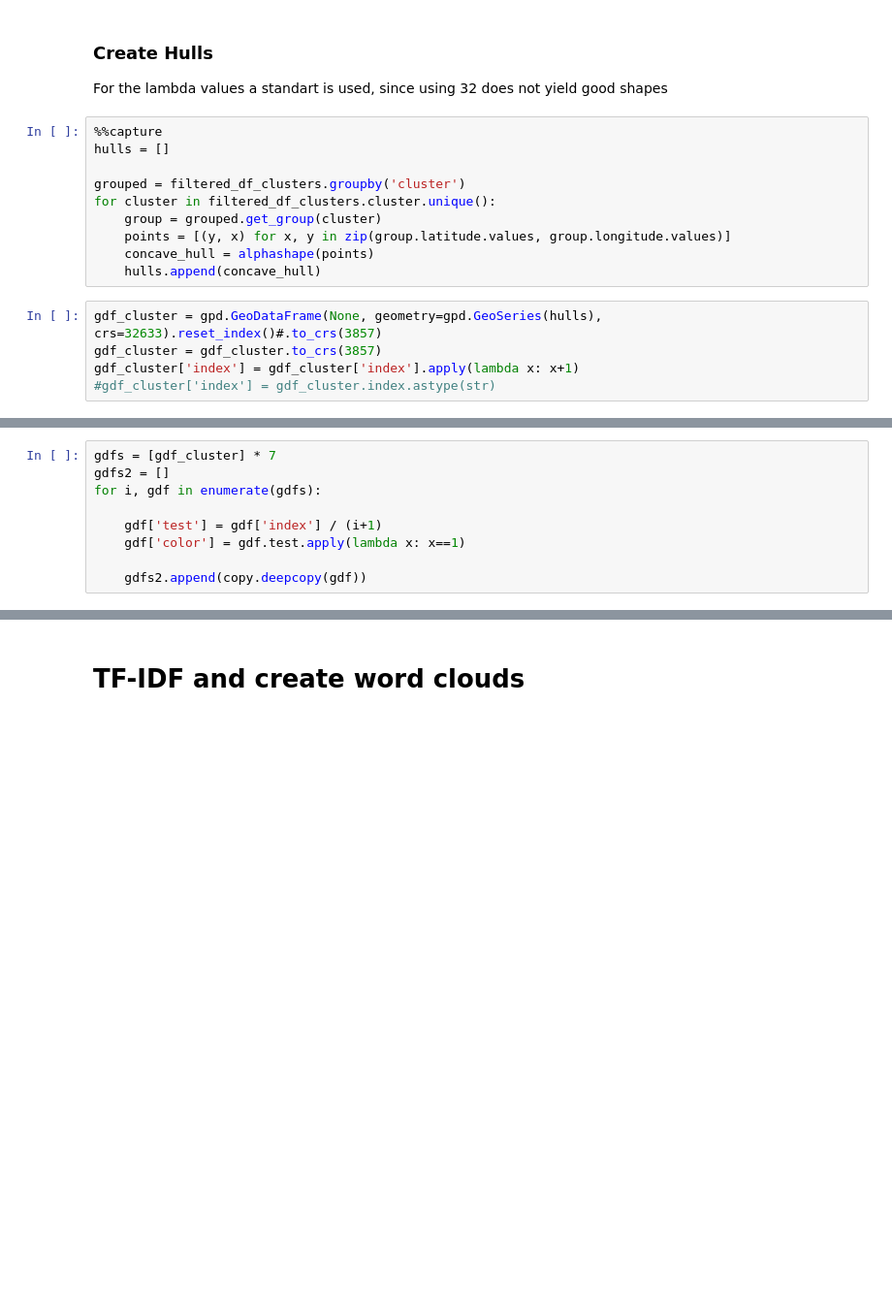
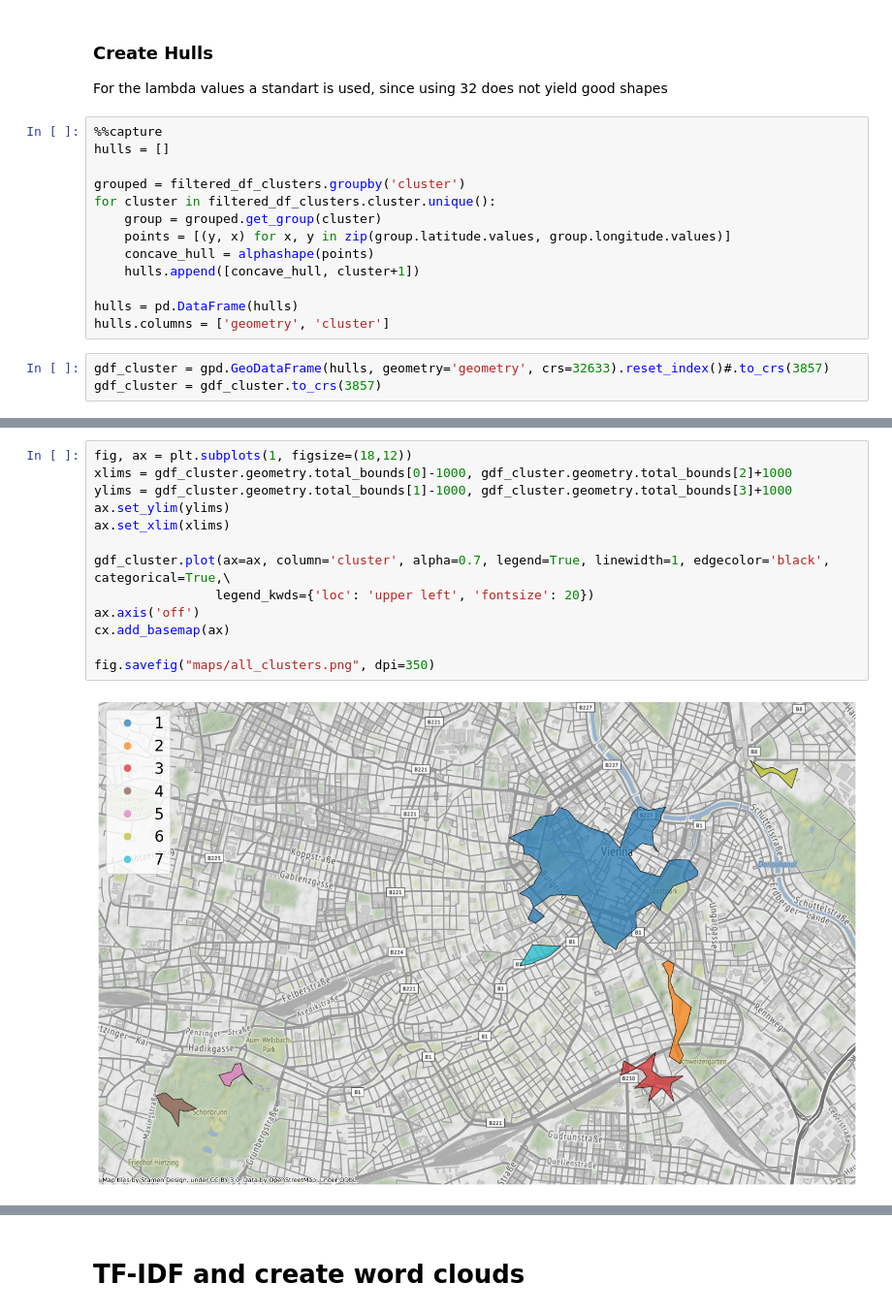
Before and after one commit to simon-gross/POIS_in-class, a Jupyter notebook: inclass_activity_places_of_intrest.ipynb, the cells around one changed output, grey strips where cells are left out. Shown at 97% size. Drawn from its saved outputs; the diff is of its cells as text; blank space fills up the shorter version.

```diff
--- a/inclass_activity_places_of_intrest.ipynb
+++ b/inclass_activity_places_of_intrest.ipynb
@@ -172,9 +174,10 @@ for cluster in filtered_df_clusters.cluster.unique():
     group = grouped.get_group(cluster)
     points = [(y, x) for x, y in zip(group.latitude.values, group.longitude.values)]
     concave_hull = alphashape(points)
-    hulls.append(concave_hull)
+    hulls.append([concave_hull, cluster+1])
+
+hulls = pd.DataFrame(hulls)
+hulls.columns = ['geometry', 'cluster']
 # %%
-gdf_cluster = gpd.GeoDataFrame(None, geometry=gpd.GeoSeries(hulls), crs=32633).reset_index()#.to_crs(3857)
+gdf_cluster = gpd.GeoDataFrame(hulls, geometry='geometry', crs=32633).reset_index()#.to_crs(3857)
 gdf_cluster = gdf_cluster.to_crs(3857)
-gdf_cluster['index'] = gdf_cluster['index'].apply(lambda x: x+1)
-#gdf_cluster['index'] = gdf_cluster.index.astype(str)
@@ -196,9 +184,15 @@ fig.savefig("maps/all_clusters.png", dpi=350)
-# %%
-gdfs = [gdf_cluster] * 7
-gdfs2 = []
-for i, gdf in enumerate(gdfs):
-
-    gdf['test'] = gdf['index'] / (i+1)
-    gdf['color'] = gdf.test.apply(lambda x: x==1)
-
-    gdfs2.append(copy.deepcopy(gdf))
+# %%
+fig, ax = plt.subplots(1, figsize=(18,12))
+xlims = gdf_cluster.geometry.total_bounds[0]-1000, gdf_cluster.geometry.total_bounds[2]+1000
+ylims = gdf_cluster.geometry.total_bounds[1]-1000, gdf_cluster.geometry.total_bounds[3]+1000
+ax.set_ylim(ylims)
+ax.set_xlim(xlims)
+
+gdf_cluster.plot(ax=ax, column='cluster', alpha=0.7, legend=True, linewidth=1, edgecolor='black', categorical=True,\
+                legend_kwds={'loc': 'upper left', 'fontsize': 20})
+ax.axis('off')
+cx.add_basemap(ax)
+
+fig.savefig("maps/all_clusters.png", dpi=350)
+# %% [output]
+[figure, added]
```
Also changed, not shown: parts of 7 cells of this notebook, 13 other files.
